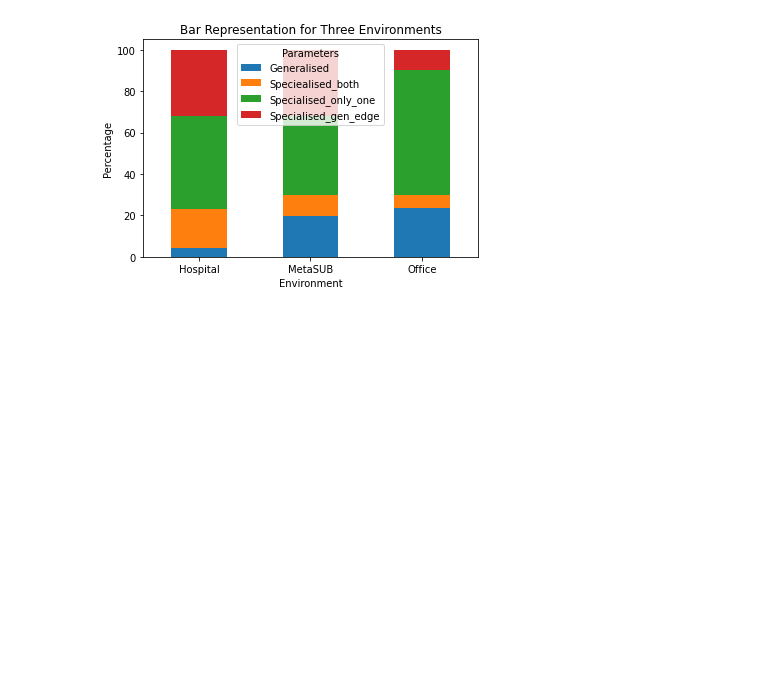
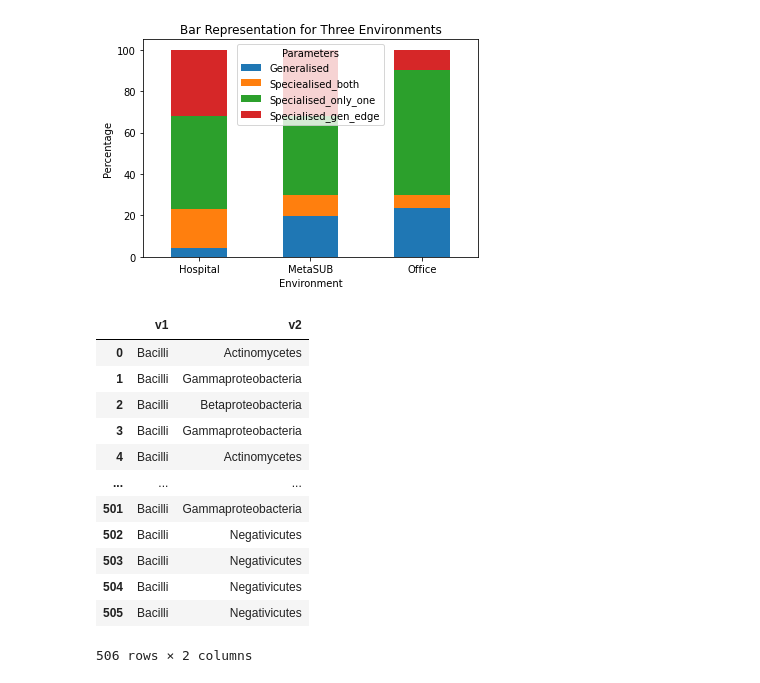
Before and after one commit to RamanLab/Hospital_Microbiome, a Jupyter notebook: Network.ipynb, the cells around one changed output. Saved outputs shown, nothing was run; the diff lists cells and outputs as text; code cells hidden in the pictures; blank space fills up the shorter version.

```diff
--- a/Network.ipynb
+++ b/Network.ipynb
@@ -176,3 +180,32 @@ plt.legend(title='Parameters')
 plt.show()
 # %% [output]
 [figure]
+# %%
+# Fetching the interactions in the genus level
+genus_edge = {environment: edges[environment][['v1', 'v2']].apply(lambda x: x.str.split().str[0]) for environment in environments}
+
+# Loading the all taxonomic information
+taxa_data = pd.read_csv(output_path + "phyloseq_source/all_filtered_taxa.csv", sep=",")
+
+# Map the genus to family
+genus_to_family_mapping = taxa_data.set_index('genus')['class'].to_dict()
+for environment in environments:
+    genus_edge[environment]['v1'] = genus_edge[environment]['v1'].map(genus_to_family_mapping)
+    genus_edge[environment]['v2'] = genus_edge[environment]['v2'].map(genus_to_family_mapping)
+
+# Display the modified Dataframes
+genus_edge["Hospital"]
+# %% [output]
+|  | v1 | v2 |
+| 0 | Bacilli | Actinomycetes |
+| 1 | Bacilli | Gammaproteobacteria |
+| 2 | Bacilli | Betaproteobacteria |
+| 3 | Bacilli | Gammaproteobacteria |
+| 4 | Bacilli | Actinomycetes |
+| ... | ... | ... |
+| 501 | Bacilli | Gammaproteobacteria |
+| 502 | Bacilli | Negativicutes |
+| 503 | Bacilli | Negativicutes |
+| 504 | Bacilli | Negativicutes |
+| 505 | Bacilli | Negativicutes |
+506 rows × 2 columns
```
Also changed, not shown: parts of 7 cells of this notebook.
